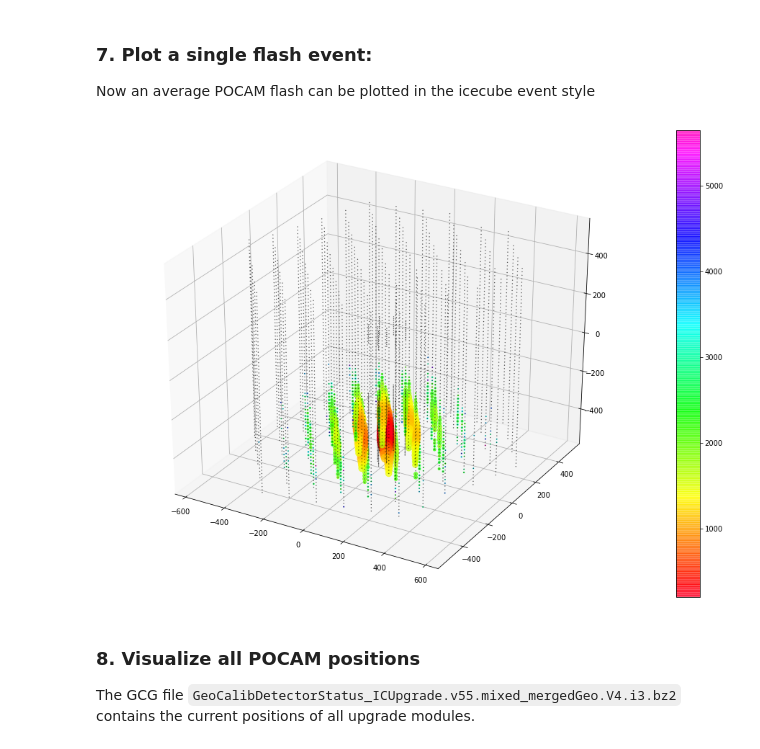
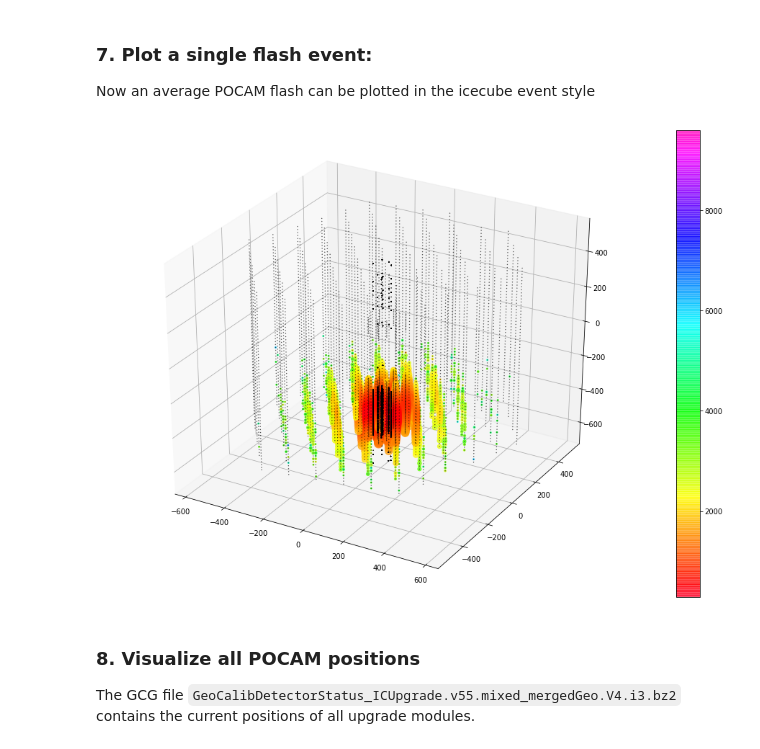
Before and after one commit to fschmuckermaier/POCAM_scripts, a Jupyter notebook: notebooks/how_to_read_data_and_access_POCAMs.ipynb, the cells around one changed output. Cells and saved outputs as stored; diff of their text form; code cells hidden in the pictures.

```diff
--- a/notebooks/how_to_read_data_and_access_POCAMs.ipynb
+++ b/notebooks/how_to_read_data_and_access_POCAMs.ipynb
@@ -22,7 +22,7 @@ import matplotlib.pyplot as plt
 ### 2. Read in geometry frame:
 Read in the GCD file with which the data was produced, to get the OMKeys with coordinates of all DOMs.
 # %%
-geometry = dataio.I3File("/cvmfs/icecube.opensciencegrid.org/data/i3-test-data/sim/GeoCalibDetectorStatus_IC86.55380_corrected.i3.gz")
+geometry = dataio.I3File("/data/sim/IceCubeUpgrade/geometries/GCDs/GeoCalibDetectorStatus_ICUpgrade.v55.mixed_mergedGeo.V4.i3.bz2")
 gframe = geometry.pop_frame()
 geo = gframe["I3Geometry"] #access geo file via key
 all_dom_keys = geo.omgeo.keys()
@@ -57,7 +57,7 @@ data_dict=copy.deepcopy(event)
 data_tmp_i3 = dataio.I3File(os.path.expanduser("/home/fschmuckermaier/data/ppc_test/test_pocam_88_71.i3"))
 
 #Specify the number of frames/simulation runs to pop:
-n=100
+n=10
 # %% [markdown]
 When reading in the data, we go through all frames and add up the number of hits and time stamps.
 # %%
@@ -108,15 +108,14 @@ First time stamp: 2952.89697266 ns after flash
 Now, we can make histograms with the list of time stamps:
 # %%
 #Define time bins:
-time_bins = np.linspace(0,1000,101)
+time_bins = np.linspace(0,10000,1001)
 binsize=time_bins[1]
 print 'Binsize:',binsize,'ns'
 # %% [output]
 Binsize: 10.0 ns
 # %%
 #Look at example DOM on string 36:
-dom_key=OMKey(36,53,0)
-
+dom_key=OMKey(36,49,0)
 #Define bins:
 bins = time_bins
 #Bin the time stamps:
@@ -173,36 +172,36 @@ def get_colors(inp, colormap, vmin=None, vmax=None):
     norm = plt.Normalize(vmin, vmax)
     return colormap(norm(inp))
 
 #DOM arrays for plotting DOMs as black dots
 x_doms_d=[]
 y_doms_d=[]
 z_doms_d=[]
 #DOM arrays for plotting hit DOMs
 x_doms=[]
 y_doms=[]
 z_doms=[]
 times=[]
 sizes=[]
 
 for i in all_dom_keys:
     if geo.omgeo[i].position.z < 500: #Ignore IceTop
         x_doms_d.append(geo.omgeo[i].position.x)
         y_doms_d.append(geo.omgeo[i].position.y)
         z_doms_d.append(geo.omgeo[i].position.z)
 
-    if data_dict[i][0] != 0:
+    if data_dict[i][0] != 0 and i.string < 87: #only look at hit DOMs and ignore upgrade modules
         x_doms.append(geo.omgeo[i].position.x)
         y_doms.append(geo.omgeo[i].position.y)
         z_doms.append(geo.omgeo[i].position.z)
         times.append(data_dict[i][1]) #time as color
-        sizes.append(100*np.log(data_dict[i][0]+1)) #counts as size (scaling is arbitrary in this case)
+        sizes.append(40*np.log(data_dict[i][0]+1)) #counts as size (scaling is arbitrary in this case)
 
 p=ax.scatter(x_doms_d,y_doms_d,z_doms_d,c='k',s=0.1,alpha=1)
 p=ax.scatter(x_doms,y_doms,z_doms,c=times,cmap='gist_rainbow',s=sizes,alpha=0.7)
 fig.colorbar(p)
 plt.show()
 # %% [output]
-[figure, old version]
+[figure, new version]
 # %% [markdown]
 ### 8. Visualize all POCAM positions
 The GCG file `GeoCalibDetectorStatus_ICUpgrade.v55.mixed_mergedGeo.V4.i3.bz2` contains the current positions of all upgrade modules.
```
Also changed, not shown: parts of 4 cells of this notebook.
